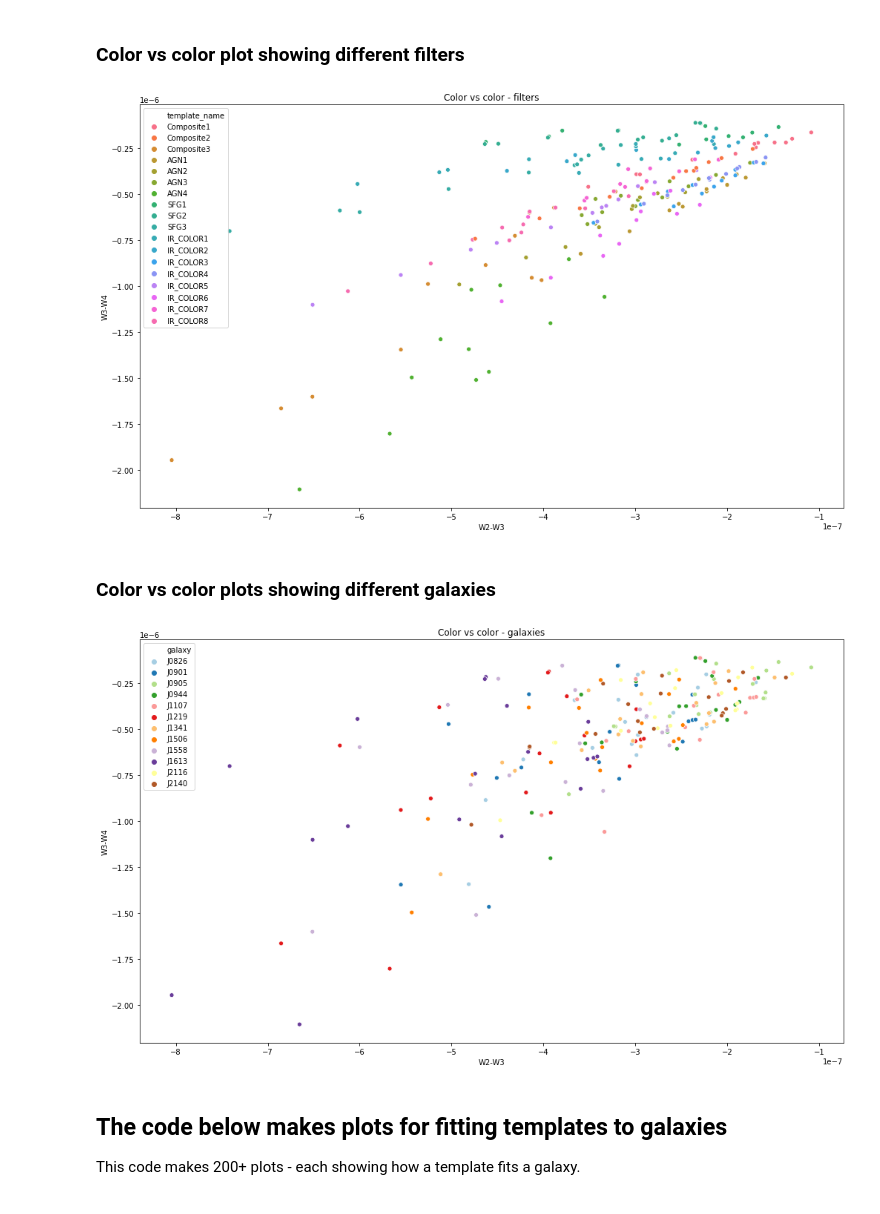
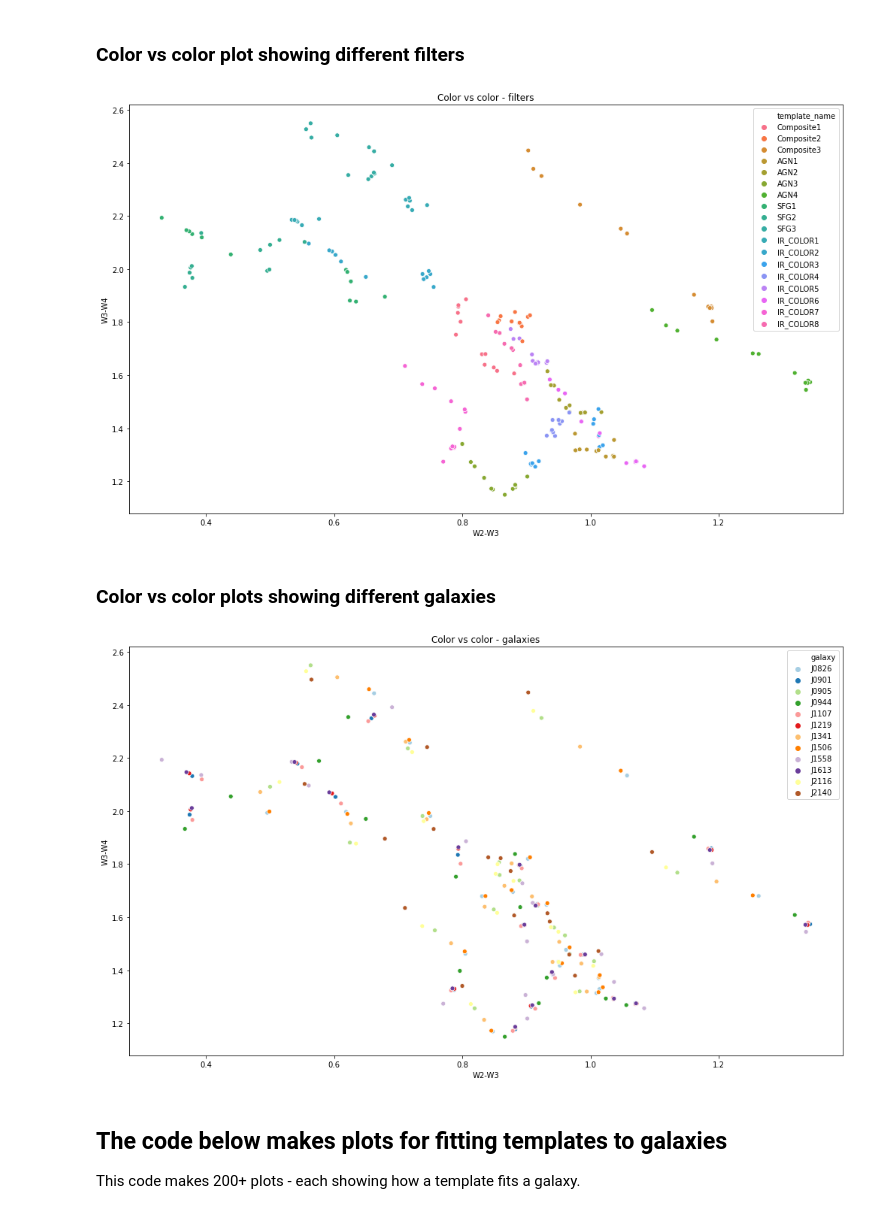
Before and after one commit to aleksds/bates_galaxies_lab, a Jupyter notebook: hst/cb_hst_sedfit.ipynb, the cells around one changed output. Saved outputs shown, nothing was run; the diff lists cells and outputs as text; code cells hidden in the pictures.

```diff
--- a/hst/cb_hst_sedfit.ipynb
+++ b/hst/cb_hst_sedfit.ipynb
@@ -19,3 +21,7 @@ def flux(mag):
+# %%
+def mag(flux):
+    mag = -2.5*np.log10(flux)
+    return mag
 # %% [markdown]
 ### Define a function that returns inverse variance (in units of magnitudes) given a magnitude and an uncertainty on that magnitude
 # %%
@@ -115,9 +121,9 @@ def scale_lum(gal_name, template_name):
     # ----- Organizing wavelength and luminosity
     z_temp_wavel = template.rest_wavelength*(1+z)
     gal_fluxes = umeh_flux.loc[gal_name,::2].values
-    W1_wavelength = wave[7]
+    W3_wavelength = wave[9]
     # Figure out where the template lines up with W1
-    mask = mask_wave(z_temp_wavel, W1_wavelength)
+    mask = mask_wave(z_temp_wavel, W3_wavelength)
     # Scale template to match value at W1
     factor = gal_fluxes[7]/float(template.luminosity[mask].values[0])
     luminosity = template.luminosity*factor # Scale
@@ -130,11 +136,11 @@ def whatever(gal_name, template_name):
     # ----- Organizing wavelength and luminosity
     z_temp_wavel = template.rest_wavelength*(1+z)
     gal_fluxes = umeh_flux.loc[gal_name,::2].values
-    W1_wavelength = wave[7]
+    W3_wavelength = wave[9]
     # Figure out where the template lines up with W1
-    mask = mask_wave(z_temp_wavel, W1_wavelength)
+    mask = mask_wave(z_temp_wavel, W3_wavelength)
     # Scale template to match value at W1
-    factor = gal_fluxes[7]/float(template.luminosity[mask].values[0])
+    factor = gal_fluxes[9]/float(template.luminosity[mask].values[0])
     luminosity = template.luminosity*factor # Scale
 
     # ----- Readying wavelength and flux for sedpy
@@ -225,29 +239,35 @@ Finished!
 # %%
 fig = plt.figure(figsize=(17,10))
 ax = fig.add_subplot()
-sns.scatterplot(x=sed_fits[sed_fits['filter'] == 'wise_w2'].model_phot.array-sed_fits[sed_fits['filter'] == 'wise_w3'].model_phot.array,
-                y=sed_fits[sed_fits['filter'] == 'wise_w3'].model_phot.array-sed_fits[sed_fits['filter'] == 'wise_w4'].model_phot.array,
+w2 = sed_fits[sed_fits['filter'] == 'wise_w2'].model_phot.array
+w3 = sed_fits[sed_fits['filter'] == 'wise_w3'].model_phot.array
+w4 = sed_fits[sed_fits['filter'] == 'wise_w4'].model_phot.array
+sns.scatterplot(x=mag(w3)-mag(w4),
+                y=mag(w2)-mag(w3),
                 data=sed_fits.iloc[::4,:].reset_index(), hue='template_name', ax=ax)
 ax.set_ylabel('W3-W4')
 ax.set_xlabel('W2-W3')
 ax.set_title('Color vs color - filters')
 plt.savefig('color_byfilt.png')
 # %% [output]
-[figure, old version]
+[figure, new version]
 # %% [markdown]
 ### Color vs color plots showing different galaxies
 # %%
 fig = plt.figure(figsize=(17,10))
 ax = fig.add_subplot()
-sns.scatterplot(x=sed_fits[sed_fits['filter'] == 'wise_w2'].model_phot.array-sed_fits[sed_fits['filter'] == 'wise_w3'].model_phot.array,
-                y=sed_fits[sed_fits['filter'] == 'wise_w3'].model_phot.array-sed_fits[sed_fits['filter'] == 'wise_w4'].model_phot.array,
+w2 = sed_fits[sed_fits['filter'] == 'wise_w2'].model_phot.array
+w3 = sed_fits[sed_fits['filter'] == 'wise_w3'].model_phot.array
+w4 = sed_fits[sed_fits['filter'] == 'wise_w4'].model_phot.array
+sns.scatterplot(x=mag(w3)-mag(w4),
+                y=mag(w2)-mag(w3),
                 data=sed_fits.iloc[::4,:].reset_index(), hue='galaxy', palette='Paired')
 ax.set_ylabel('W3-W4')
 ax.set_xlabel('W2-W3')
 ax.set_title('Color vs color - galaxies')
 plt.savefig('color_bygal.png')
 # %% [output]
-[figure, old version]
+[figure, new version]
 # %% [markdown]
 ## The code below makes plots for fitting templates to galaxies
 This code makes 200+ plots - each showing how a template fits a galaxy.
```
Also changed, not shown: parts of 6 cells of this notebook, 1 other file.
